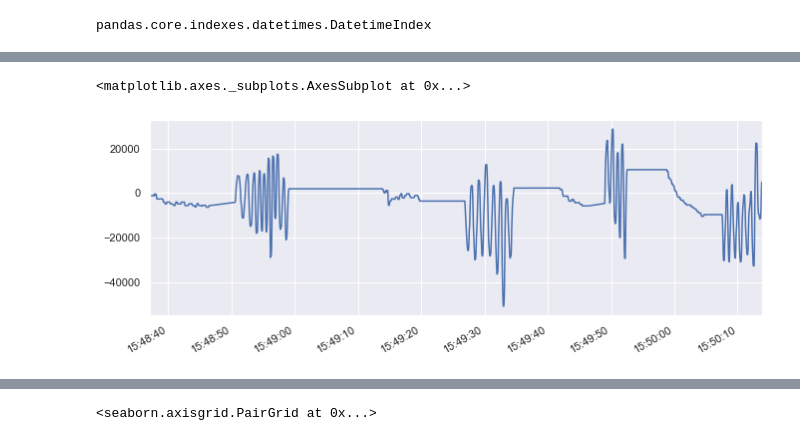
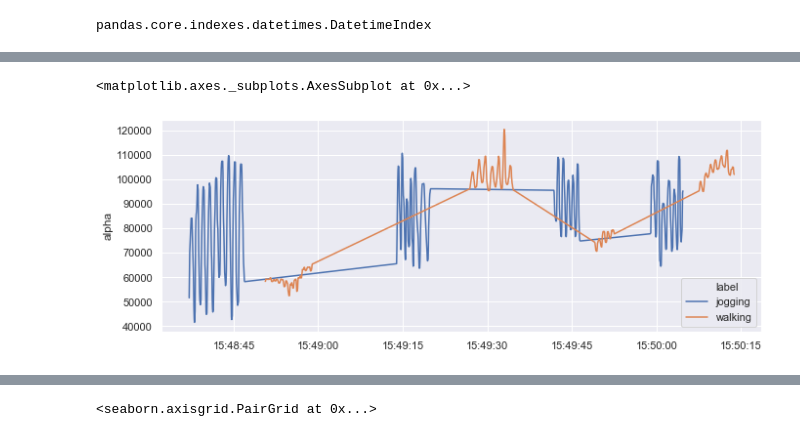
Before and after one commit to ma-rius/sensor-classification, a Jupyter notebook: sensor_classification.ipynb, the cells around one changed output, grey strips where cells are left out. Saved outputs shown, nothing was run; the diff lists cells and outputs as text; code cells hidden in the pictures.

```diff
--- a/sensor_classification.ipynb
+++ b/sensor_classification.ipynb
@@ -73,5 +72,5 @@ sensor_data['beta'].plot()
-# %%
-sensor_data['gamma'].plot()
-# %% [output]
-<matplotlib.axes._subplots.AxesSubplot at 0x...>
-[figure, removed]
+# %%
+sns.lineplot(x=np.asarray(sensor_data.index,dtype='datetime64[ns]'), y='alpha', hue='label', data=sensor_data)
+# %% [output]
+<matplotlib.axes._subplots.AxesSubplot at 0x...>
+[figure, added]
```
Also changed, not shown: parts of 17 cells of this notebook.
